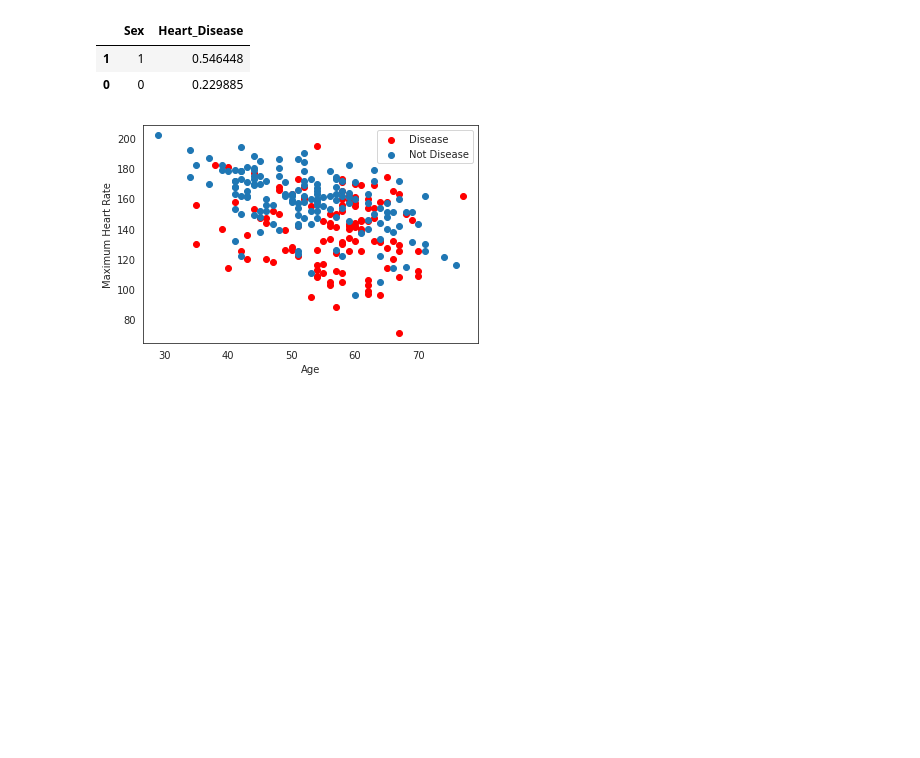
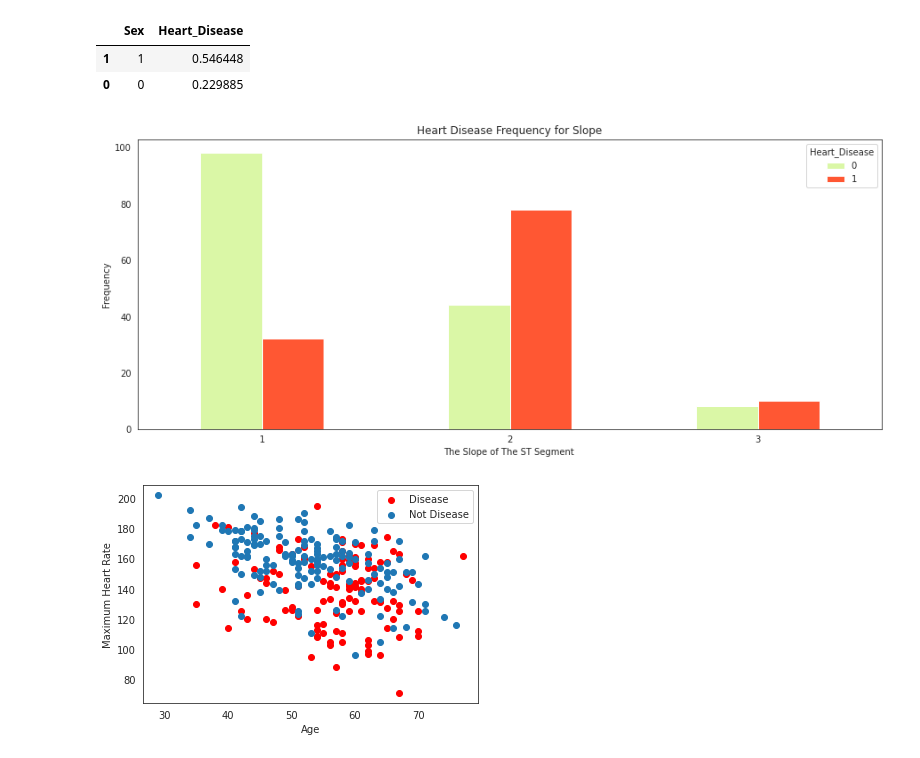
Before and after one commit to AlejandroSepulvedaGuatecique/Projects-in-Ml-and-AI-, a Jupyter notebook: HW1/HW1_Logistic_Regression_Implementation.ipynb, the cells around one changed output. Saved outputs shown, nothing was run; the diff lists cells and outputs as text; code cells hidden in the pictures; blank space fills up the shorter version.

```diff
--- a/HW1/HW1_Logistic_Regression_Implementation.ipynb
+++ b/HW1/HW1_Logistic_Regression_Implementation.ipynb
@@ -166,6 +174,15 @@ df[['Sex', 'Heart_Disease']].groupby(['Sex'], as_index=False).mean().sort_values
 |  | Sex | Heart_Disease |
 | 1 | 1 | 0.546448 |
 | 0 | 0 | 0.229885 |
+# %%
+pd.crosstab(df.Slope_of_ST,df.Heart_Disease).plot(kind="bar",figsize=(15,6),color=['#DAF7A6','#FF5733' ])
+plt.title('Heart Disease Frequency for Slope')
+plt.xlabel('The Slope of The ST Segment ')
+plt.xticks(rotation = 0)
+plt.ylabel('Frequency')
+plt.show()
+# %% [output]
+[figure, added]
 # %%
 plt.scatter(x=df.Age[df.Heart_Disease==1], y=df.Max_HR[(df.Heart_Disease==1)], c="red")
 plt.scatter(x=df.Age[df.Heart_Disease==0], y=df.Max_HR[(df.Heart_Disease==0)])
```
Also changed, not shown: parts of 1 cell of this notebook.
